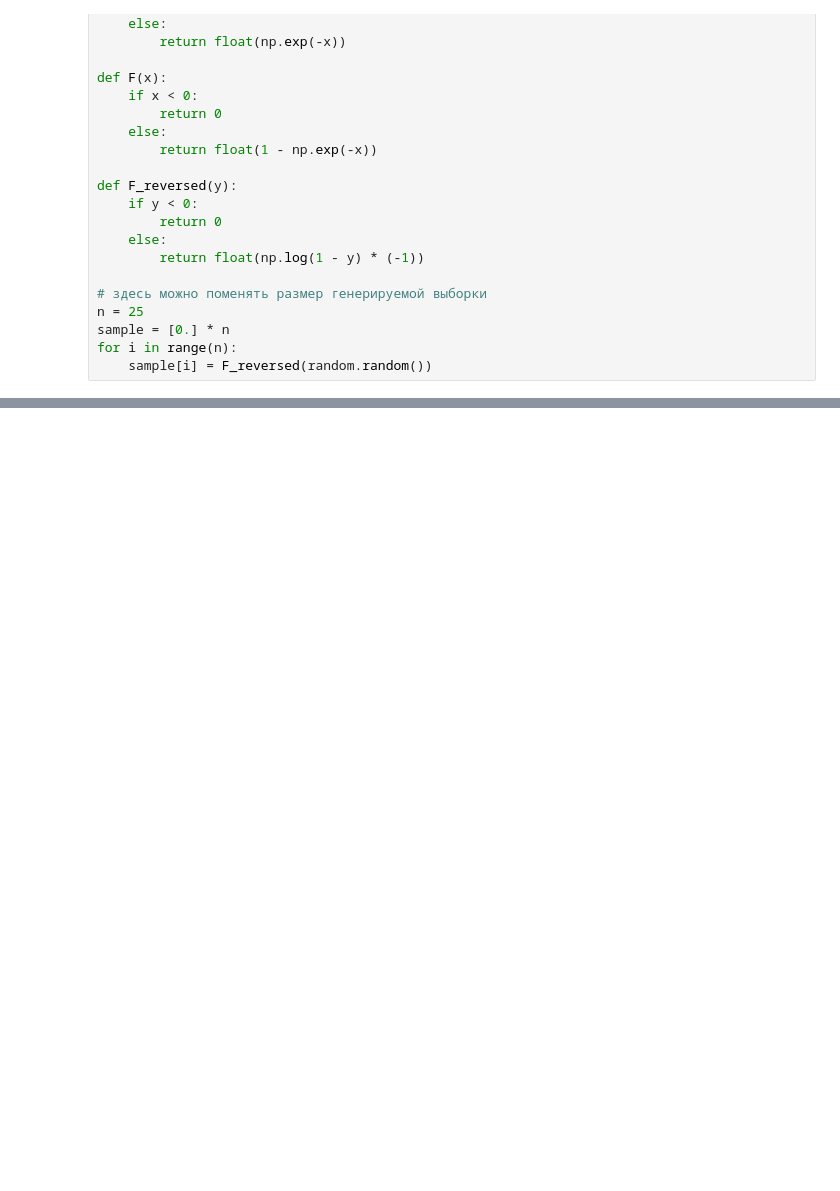
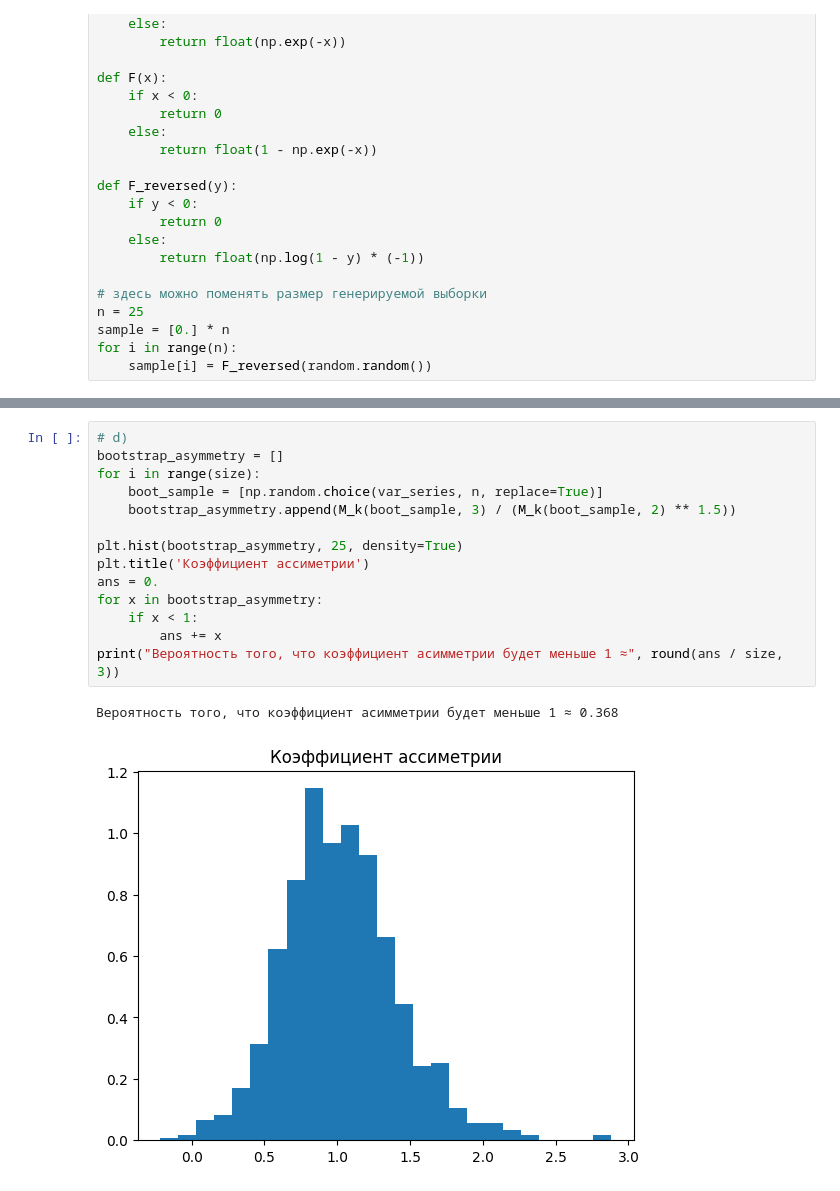
Before and after one commit to Salnikova-Lida/Math_stat_2025_spring, a Jupyter notebook: assignment_1/task2.ipynb, the cells around one changed output, grey strips where cells are left out. Drawn from its saved outputs; the diff is of its cells as text; blank space fills up the shorter version.

```diff
--- a/assignment_1/task2.ipynb
+++ b/assignment_1/task2.ipynb
@@ -114,0 +112,17 @@ plt.legend()
+# %%
+# d)
+bootstrap_asymmetry = []
+for i in range(size):
+    boot_sample = [np.random.choice(var_series, n, replace=True)]
+    bootstrap_asymmetry.append(M_k(boot_sample, 3) / (M_k(boot_sample, 2) ** 1.5))
+
+plt.hist(bootstrap_asymmetry, 25, density=True)
+plt.title('Коэффициент ассиметрии')
+ans = 0.
+for x in bootstrap_asymmetry:
+    if x < 1:
+        ans += x
+print("Вероятность того, что коэффициент асимметрии будет меньше 1 ≈", round(ans / size, 3))
+# %% [output]
+Вероятность того, что коэффициент асимметрии будет меньше 1 ≈ 0.368
+[figure, added]
```
Also changed, not shown: parts of 7 cells of this notebook.
